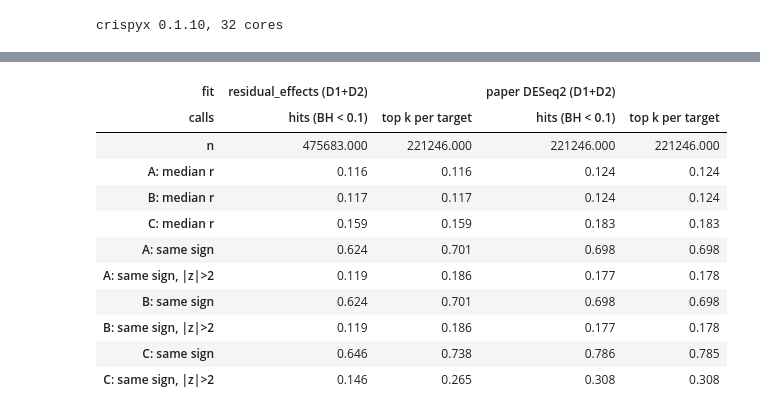
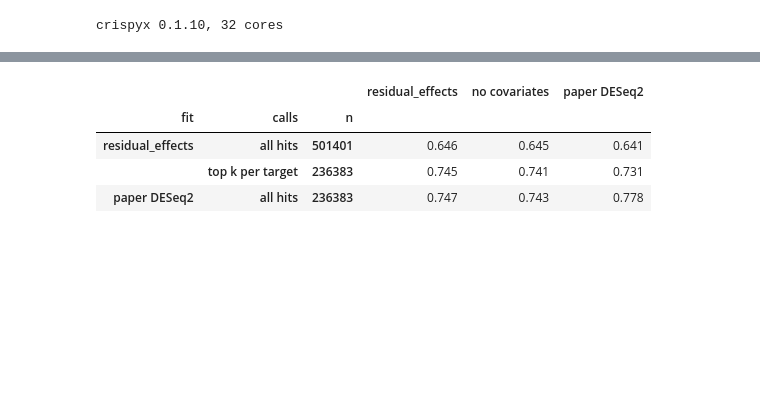
Before and after one commit to JinHongDu-Lab/crispyx, a Jupyter notebook: docs/notebooks/residual_effects_tutorial.ipynb, the cells around one changed output, grey strips where cells are left out. Drawn from its saved outputs; the diff is of its cells as text; code cells hidden in the pictures; blank space fills up the shorter version.

```diff
--- a/docs/notebooks/residual_effects_tutorial.ipynb
+++ b/docs/notebooks/residual_effects_tutorial.ipynb
@@ -52,7 +59,7 @@ import crispyx as cx
 DATA_DIR = ROOT / 'data' / 'gwcd4i'
 OUTPUT_DIR = Path('tutorial_outputs')
 OUTPUT_DIR.mkdir(parents=True, exist_ok=True)
-DONORS = ['D1', 'D2', 'D3']
+DONORS = ['D1', 'D2', 'D3', 'D4']
 
 cores = len(os.sched_getaffinity(0)) if hasattr(os, 'sched_getaffinity') else os.cpu_count()
 print(f'crispyx {cx.__version__}, {cores} cores')
@@ -109,6 +115,6 @@ mask; row chunks without a kept cell are not read. The mask comes from `obs` alo
 # %%
 filtered = {}
-with measured('keep guide-resolved cells (3 files)'):
+with measured('keep guide-resolved cells (4 files)'):
     for donor in DONORS:
         source = DATA_DIR / f'{donor}_Rest.assigned_guide.h5ad'
         obs = cx.load_obs(source)
@@ -147,5 +153,5 @@ matrices as they are would silently relabel all of D3's genes.
 # %%
-merged_path = OUTPUT_DIR / 'CD4T_Rest_D1-D3.h5ad'
+merged_path = OUTPUT_DIR / 'CD4T_Rest.h5ad'
 gene_order = {donor: list(cx.load_var(filtered[donor]).index) for donor in DONORS}
 print('same gene order as D1:', {donor: gene_order[donor] == gene_order['D1'] for donor in DONORS})
 with measured('concatenate the donors'), warnings_as_messages():
@@ -361,10 +376,9 @@ for name, est in effects.items():
         ok = hits & np.isfinite(z)
         comparison.append({
             'design': name, 'null': null,
-            'median r(z), all targets': np.nanmedian(r),
-            'median r(z), >= 10 paper DE genes': np.nanmedian(r[strong]),
-            "sign agreement on the paper's hits": np.mean(np.sign(z[ok]) == np.sign(paper_z[ok])),
-            "|z| > 3 among the paper's non-hits": np.mean(np.abs(z[non_hits & np.isfinite(z)]) > 3),
+            'median r': np.nanmedian(r),
+            'same sign on paper hits': np.mean(np.sign(z[ok]) == np.sign(paper_z[ok])),
+            '|z| > 3 on paper non-hits': np.mean(np.abs(z[non_hits & np.isfinite(z)]) > 3),
         })
 pd.DataFrame(comparison).set_index(['design', 'null']).round(3)
 # %% [output]
@@ -493,38 +508,38 @@ with *k* the number of hits the paper's fit calls for that target.
 # %%
-def replication(calls, z):
-    row = {}
-    for name, truth in truths.items():
-        ok = calls & np.isfinite(truth)
-        same = np.sign(z[ok]) == np.sign(truth[ok])
-        row[f'{name}: same sign'] = same.mean()
-        row[f'{name}: same sign, |z|>2'] = (same & (np.abs(truth[ok]) > 2)).mean()
-    return row
+def top_k(z, k):
+    # each target's k genes with the largest |z|
+    score = np.where(np.isfinite(z), np.abs(z), -1)
+    order = np.argsort(-score, axis=1)
+    calls = np.zeros(z.shape, dtype=bool)
+    for i in range(len(z)):
+        calls[i, order[i, :k[i]]] = True
+    return calls & (score >= 0)
 
 
-k = ((fits['paper DESeq2 (D1+D2)'][1] < 0.1) & np.isfinite(fits['paper DESeq2 (D1+D2)'][0])).sum(axis=1)
-rows = []
-for name, (z, q) in fits.items():
-    agreement = {f'{t}: median r': np.nanmedian(per_target_r(z, truth)) for t, truth in truths.items()}
-    calls = (q < 0.1) & np.isfinite(z)
-    rows.append({'fit': name, 'calls': 'hits (BH < 0.1)', 'n': calls.sum(), **agreement, **replication(calls, z)})
-    score = np.where(np.isfinite(z), np.abs(z), -1)
-    order = np.argsort(-score, axis=1)
-    top = np.zeros_like(calls)
-    for i in range(len(T)):
-        top[i, order[i, :k[i]]] = True
-    top &= score >= 0
-    rows.append({'fit': name, 'calls': 'top k per target', 'n': top.sum(), **agreement, **replication(top, z)})
-pd.DataFrame(rows).set_index(['fit', 'calls']).round(3).T
+ours_z, ours_q = fits['residual_effects']
+paper_fit_z, paper_fit_q = fits['paper DESeq2']
+paper_calls = (paper_fit_q < 0.1) & np.isfinite(paper_fit_z)
+call_sets = {  # (fit, calls): (z of that fit, which genes it calls)
+    ('residual_effects', 'all hits'): (ours_z, (ours_q < 0.1) & np.isfinite(ours_z)),
+    ('residual_effects', 'top k per target'): (ours_z, top_k(ours_z, paper_calls.sum(axis=1))),
+    ('paper DESeq2', 'all hits'): (paper_fit_z, paper_calls),
+}
+same_sign = pd.DataFrame({
+    (fit, calls, int(called.sum())): {
+        held: np.mean(np.sign(z[called & np.isfinite(truth)]) == np.sign(truth[called & np.isfinite(truth)]))
+        for held, truth in truths.items()
+    }
+    for (fit, calls), (z, called) in call_sets.items()
+}).T.rename_axis(['fit', 'calls', 'n'])
+median_r = pd.DataFrame({
+    fit: {held: np.nanmedian(per_target_r(z, truth)) for held, truth in truths.items()}
+    for fit, (z, _) in fits.items()
+}).T.rename_axis('fit')
+display(same_sign.round(3))
+median_r.round(3)
 # %% [output]
-| fit | residual_effects (D1+D2) |  | paper DESeq2 (D1+D2) |  |
-| calls | hits (BH < 0.1) | top k per target | hits (BH < 0.1) | top k per target |
-| n | 475683.000 | 221246.000 | 221246.000 | 221246.000 |
-| A: median r | 0.116 | 0.116 | 0.124 | 0.124 |
-| B: median r | 0.117 | 0.117 | 0.124 | 0.124 |
-| C: median r | 0.159 | 0.159 | 0.183 | 0.183 |
-| A: same sign | 0.624 | 0.701 | 0.698 | 0.698 |
-| A: same sign, |z|>2 | 0.119 | 0.186 | 0.177 | 0.178 |
-| B: same sign | 0.624 | 0.701 | 0.698 | 0.698 |
-| B: same sign, |z|>2 | 0.119 | 0.186 | 0.177 | 0.178 |
-| C: same sign | 0.646 | 0.738 | 0.786 | 0.785 |
-| C: same sign, |z|>2 | 0.146 | 0.265 | 0.308 | 0.308 |
+|  |  |  | residual_effects | no covariates | paper DESeq2 |
+| fit | calls | n |  |  |  |
+| residual_effects | all hits | 501401 | 0.646 | 0.645 | 0.641 |
+|  | top k per target | 236383 | 0.745 | 0.741 | 0.731 |
+| paper DESeq2 | all hits | 236383 | 0.747 | 0.743 | 0.778 |
```
Also changed, not shown: parts of 32 cells of this notebook, 2 other files.
